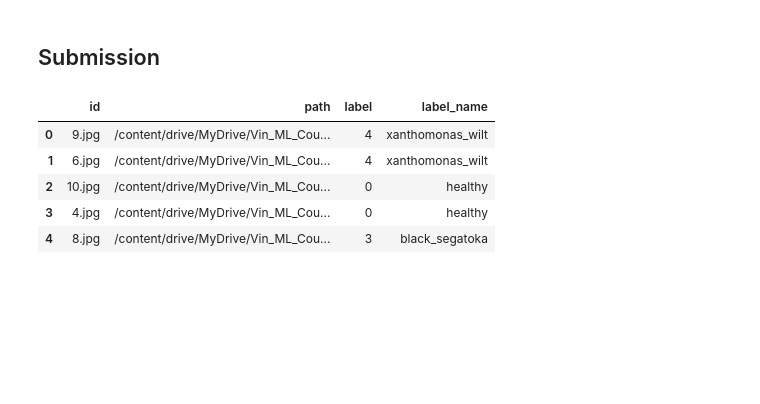
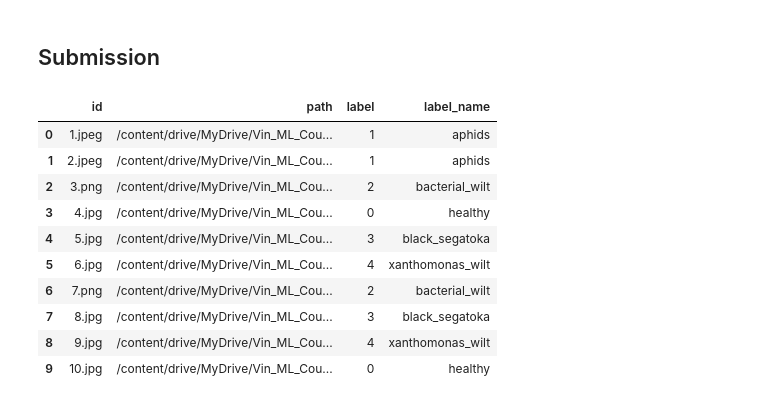
Before and after one commit to quang-vo-ds/banana_leaf_disease_detection, a Jupyter notebook: banana_leaf_disease_inference.ipynb, the cells around one changed output. Saved outputs shown, nothing was run; the diff lists cells and outputs as text; code cells hidden in the pictures; blank space fills up the shorter version.

```diff
--- a/banana_leaf_disease_inference.ipynb
+++ b/banana_leaf_disease_inference.ipynb
@@ -210,12 +210,10 @@ def inference_one_epoch(model, data_loader, device):
 if __name__ == '__main__':
 
     seed_everything(CFG['seed'])
+    tst_preds_all = []
 
     for fold in range(CFG['fold_num']):
-        # we'll train fold 0 first
-        if fold > 0:
-            break
-
+        print('Inferencing with {} started'.format(fold))
         test_ds = BananaDataset(test, transforms=get_inference_transforms(), output_label=False)
         tst_loader = torch.utils.data.DataLoader(
             test_ds,
@@ -237,7 +235,9 @@ if __name__ == '__main__':
                 for _ in range(CFG['tta']):
                     tst_preds += [CFG['weights'][i]/sum(CFG['weights'])/CFG['tta']*inference_one_epoch(model, tst_loader, device)]
 
-        tst_preds = np.mean(tst_preds, axis=0)
+        tst_preds_all += [np.mean(tst_preds, axis=0)]
 
         del model
         torch.cuda.empty_cache()
+
+    tst_preds_all = np.mean(tst_preds_all, axis=0)
@@ -244,13 +267,18 @@ if __name__ == '__main__':
 # %% [markdown]
 ## Submission
 # %%
-test['label'] = np.argmax(tst_preds, axis=1)
+test['label'] = np.argmax(tst_preds_all, axis=1)
 test['label_name'] = test['label'].replace(class_int_to_name)
-test.head()
+test
 # %% [output]
 |  | id | path | label | label_name |
-| 0 | 9.jpg | /content/drive/MyDrive/Vin_ML_Cou... | 4 | xanthomonas_wilt |
-| 1 | 6.jpg | /content/drive/MyDrive/Vin_ML_Cou... | 4 | xanthomonas_wilt |
-| 2 | 10.jpg | /content/drive/MyDrive/Vin_ML_Cou... | 0 | healthy |
+| 0 | 1.jpeg | /content/drive/MyDrive/Vin_ML_Cou... | 1 | aphids |
+| 1 | 2.jpeg | /content/drive/MyDrive/Vin_ML_Cou... | 1 | aphids |
+| 2 | 3.png | /content/drive/MyDrive/Vin_ML_Cou... | 2 | bacterial_wilt |
 | 3 | 4.jpg | /content/drive/MyDrive/Vin_ML_Cou... | 0 | healthy |
-| 4 | 8.jpg | /content/drive/MyDrive/Vin_ML_Cou... | 3 | black_segatoka |
+| 4 | 5.jpg | /content/drive/MyDrive/Vin_ML_Cou... | 3 | black_segatoka |
+| 5 | 6.jpg | /content/drive/MyDrive/Vin_ML_Cou... | 4 | xanthomonas_wilt |
+| 6 | 7.png | /content/drive/MyDrive/Vin_ML_Cou... | 2 | bacterial_wilt |
+| 7 | 8.jpg | /content/drive/MyDrive/Vin_ML_Cou... | 3 | black_segatoka |
+| 8 | 9.jpg | /content/drive/MyDrive/Vin_ML_Cou... | 4 | xanthomonas_wilt |
+| 9 | 10.jpg | /content/drive/MyDrive/Vin_ML_Cou... | 0 | healthy |
```
Also changed, not shown: parts of 3 cells of this notebook.
